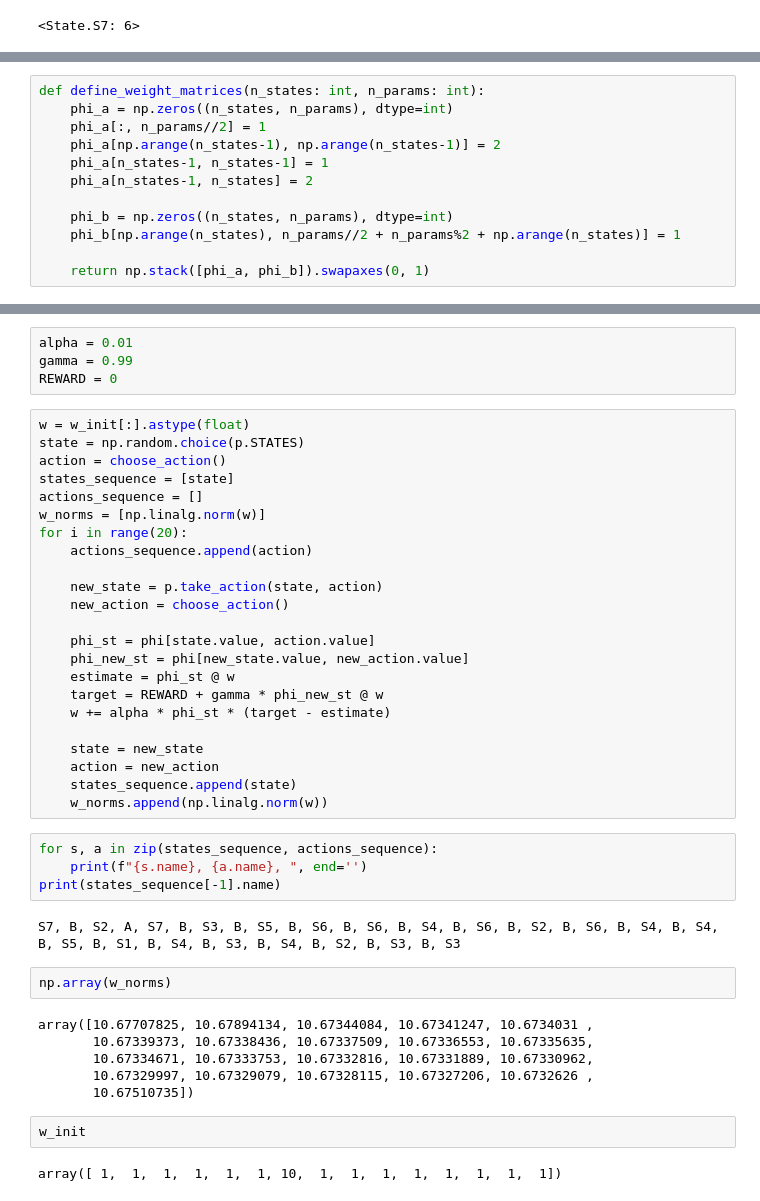
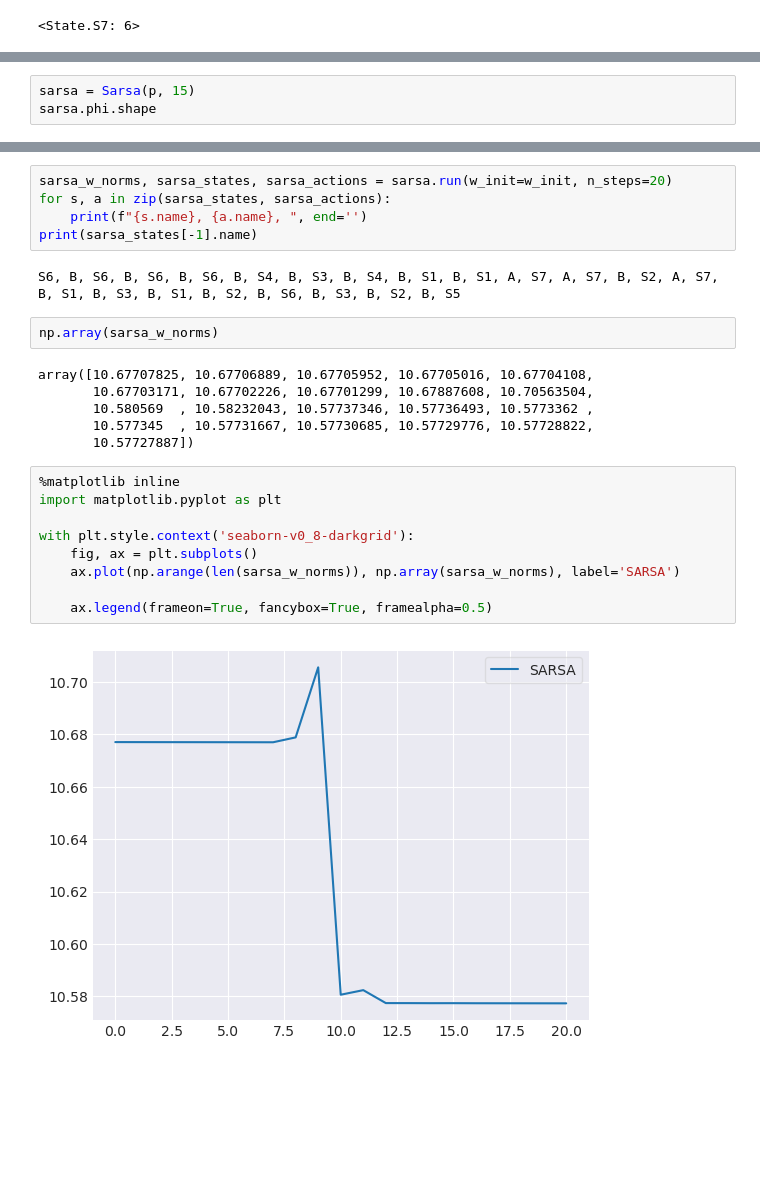
Before and after one commit to the-mysh/rl-coursework, a Jupyter notebook: tasks/td_with_fa/TD_learning_with_function_approximation.ipynb, the cells around one changed output, grey strips where cells are left out. Drawn from its saved outputs; the diff is of its cells as text; blank space fills up the shorter version.

Commit message:
[TD with FA] Algorithm class & sarsa plot

```diff
--- a/tasks/td_with_fa/TD_learning_with_function_approximation.ipynb
+++ b/tasks/td_with_fa/TD_learning_with_function_approximation.ipynb
@@ -118,12 +171,3 @@ array([ 1,  1,  1,  1,  1,  1, 10,  1,  1,  1,  1,  1,  1,  1,  1])
 # %%
-def define_weight_matrices(n_states: int, n_params: int):
-    phi_a = np.zeros((n_states, n_params), dtype=int)
-    phi_a[:, n_params//2] = 1
-    phi_a[np.arange(n_states-1), np.arange(n_states-1)] = 2
-    phi_a[n_states-1, n_states-1] = 1
-    phi_a[n_states-1, n_states] = 2
-
-    phi_b = np.zeros((n_states, n_params), dtype=int)
-    phi_b[np.arange(n_states), n_params//2 + n_params%2 + np.arange(n_states)] = 1
-
-    return np.stack([phi_a, phi_b]).swapaxes(0, 1)
+sarsa = Sarsa(p, 15)
+sarsa.phi.shape
@@ -162,48 +208,29 @@ array([[ 3,  1],
        [ 3,  1],
        [ 3,  1],
        [12,  1]])
-# %%
-alpha = 0.01
-gamma = 0.99
-REWARD = 0
-# %%
-w = w_init[:].astype(float)
-state = np.random.choice(p.STATES)
-action = choose_action()
-states_sequence = [state]
-actions_sequence = []
-w_norms = [np.linalg.norm(w)]
-for i in range(20):
-    actions_sequence.append(action)
-
-    new_state = p.take_action(state, action)
-    new_action = choose_action()
-
-    phi_st = phi[state.value, action.value]
-    phi_new_st = phi[new_state.value, new_action.value]
-    estimate = phi_st @ w
-    target = REWARD + gamma * phi_new_st @ w
-    w += alpha * phi_st * (target - estimate)
-
-    state = new_state
-    action = new_action
-    states_sequence.append(state)
-    w_norms.append(np.linalg.norm(w))
 # %%
-for s, a in zip(states_sequence, actions_sequence):
+sarsa_w_norms, sarsa_states, sarsa_actions = sarsa.run(w_init=w_init, n_steps=20)
+for s, a in zip(sarsa_states, sarsa_actions):
     print(f"{s.name}, {a.name}, ", end='')
-print(states_sequence[-1].name)
+print(sarsa_states[-1].name)
 # %% [output]
-S7, B, S2, A, S7, B, S3, B, S5, B, S6, B, S6, B, S4, B, S6, B, S2, B, S6, B, S4, B, S4, B, S5, B, S1, B, S4, B, S3, B, S4, B, S2, B, S3, B, S3
+S6, B, S6, B, S6, B, S6, B, S4, B, S3, B, S4, B, S1, B, S1, A, S7, A, S7, B, S2, A, S7, B, S1, B, S3, B, S1, B, S2, B, S6, B, S3, B, S2, B, S5
 # %%
-np.array(w_norms)
+np.array(sarsa_w_norms)
 # %% [output]
-array([10.67707825, 10.67894134, 10.67344084, 10.67341247, 10.6734031 ,
-       10.67339373, 10.67338436, 10.67337509, 10.67336553, 10.67335635,
-       10.67334671, 10.67333753, 10.67332816, 10.67331889, 10.67330962,
-       10.67329997, 10.67329079, 10.67328115, 10.67327206, 10.6732626 ,
-       10.67510735])
+array([10.67707825, 10.67706889, 10.67705952, 10.67705016, 10.67704108,
+       10.67703171, 10.67702226, 10.67701299, 10.67887608, 10.70563504,
+       10.580569  , 10.58232043, 10.57737346, 10.57736493, 10.5773362 ,
+       10.577345  , 10.57731667, 10.57730685, 10.57729776, 10.57728822,
+       10.57727887])
-# %%
-w_init
-# %% [output]
-array([ 1,  1,  1,  1,  1,  1, 10,  1,  1,  1,  1,  1,  1,  1,  1])
+# %%
+%matplotlib inline
+import matplotlib.pyplot as plt
+
+with plt.style.context('seaborn-v0_8-darkgrid'):
+    fig, ax = plt.subplots()
+    ax.plot(np.arange(len(sarsa_w_norms)), np.array(sarsa_w_norms), label='SARSA')
+
+    ax.legend(frameon=True, fancybox=True, framealpha=0.5)
+# %% [output]
+[figure, added]
```
Also changed, not shown: parts of 8 cells of this notebook.
